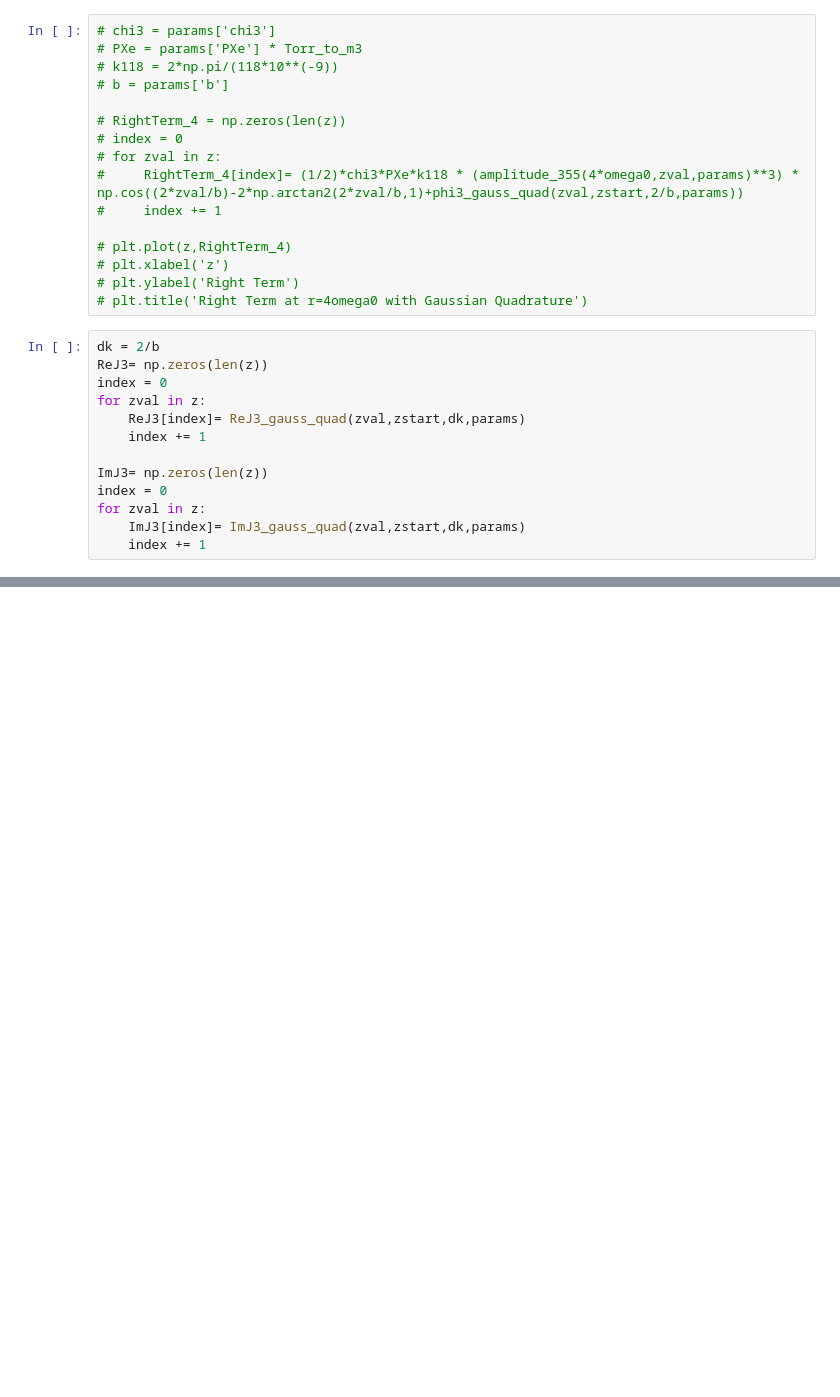
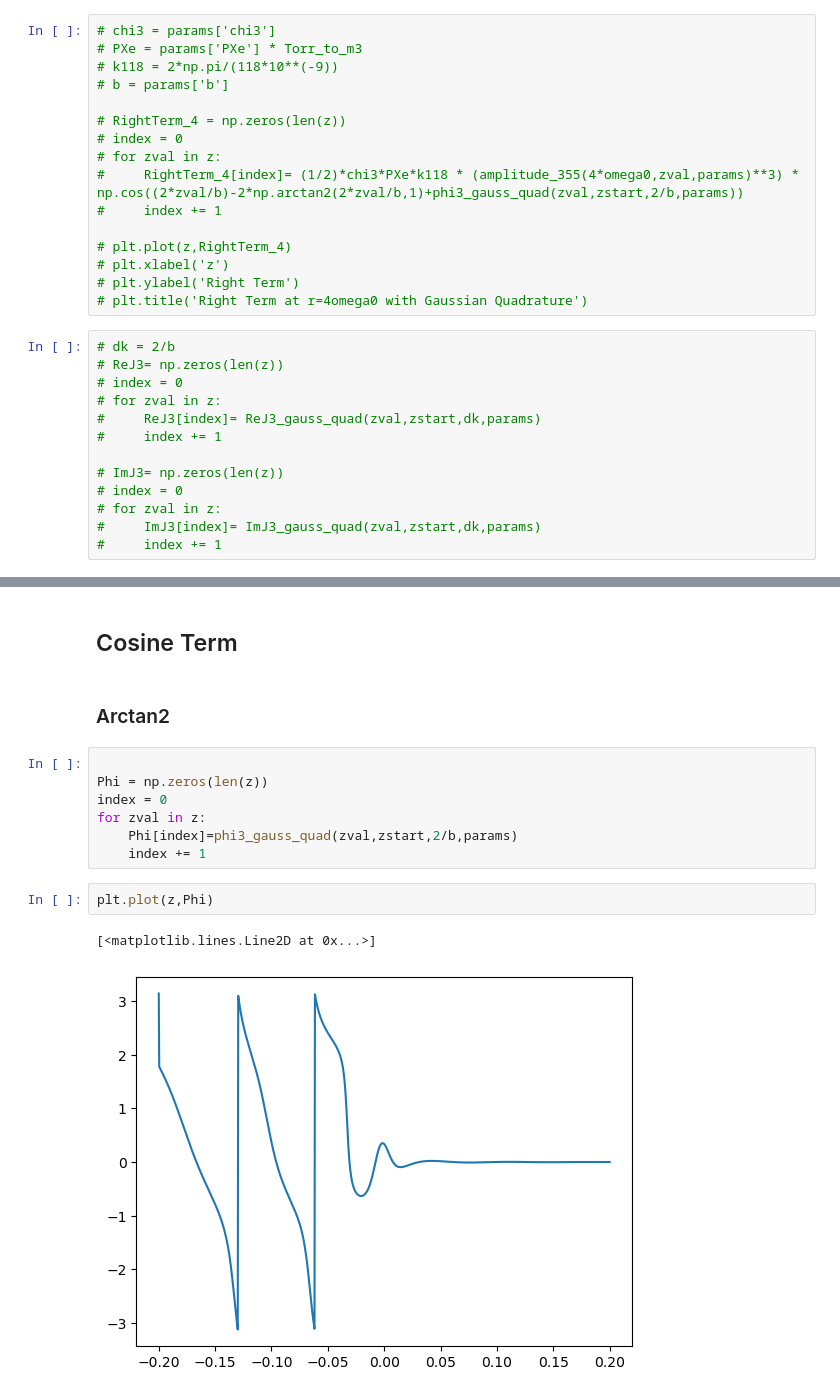
Before and after one commit to OliverQuinonez/118-Project, a Jupyter notebook: rProblem.ipynb, the cells around one changed output, grey strips where cells are left out. Saved outputs shown, nothing was run; the diff lists cells and outputs as text; blank space fills up the shorter version.

```diff
--- a/rProblem.ipynb
+++ b/rProblem.ipynb
@@ -147,16 +147,16 @@ r = np.linspace(0,rstop,10,dtype = np.longdouble)
 # plt.ylabel('Right Term')
 # plt.title('Right Term at r=4omega0 with Gaussian Quadrature')
 # %%
-dk = 2/b
-ReJ3= np.zeros(len(z))
-index = 0
-for zval in z:
-    ReJ3[index]= ReJ3_gauss_quad(zval,zstart,dk,params)
-    index += 1
+# dk = 2/b
+# ReJ3= np.zeros(len(z))
+# index = 0
+# for zval in z:
+#     ReJ3[index]= ReJ3_gauss_quad(zval,zstart,dk,params)
+#     index += 1
 
-ImJ3= np.zeros(len(z))
-index = 0
-for zval in z:
-    ImJ3[index]= ImJ3_gauss_quad(zval,zstart,dk,params)
-    index += 1
+# ImJ3= np.zeros(len(z))
+# index = 0
+# for zval in z:
+#     ImJ3[index]= ImJ3_gauss_quad(zval,zstart,dk,params)
+#     index += 1
 # %%
@@ -173,0 +176,16 @@ plt.plot(z,ImJ3)
+# %% [markdown]
+## Cosine Term
+# %% [markdown]
+### Arctan2
+# %%
+
+Phi = np.zeros(len(z))
+index = 0
+for zval in z:
+    Phi[index]=phi3_gauss_quad(zval,zstart,2/b,params)
+    index += 1
+# %%
+plt.plot(z,Phi)
+# %% [output]
+[<matplotlib.lines.Line2D at 0x...>]
+[figure, added]
```
Also changed, not shown: parts of 6 cells of this notebook, 1 other file.
